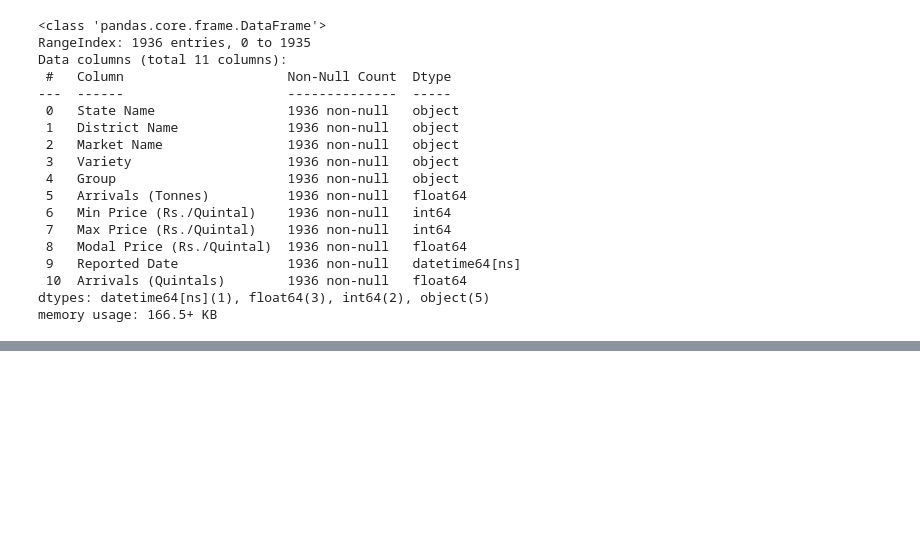
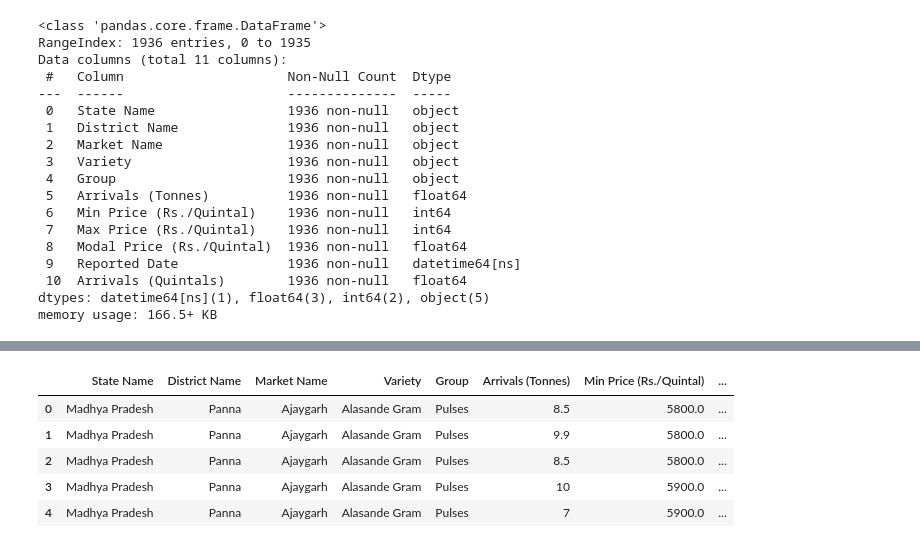
Before and after one commit to Ajayrajc1998/agri-project, a Jupyter notebook: Madhya Pradesh Data/Data Cleaning.ipynb, the cells around one changed output, grey strips where cells are left out. Saved outputs shown, nothing was run; the diff lists cells and outputs as text; code cells hidden in the pictures; blank space fills up the shorter version.

```diff
--- a/Madhya Pradesh Data/Untitled.ipynb
+++ b/Madhya Pradesh Data/Data Cleaning.ipynb
@@ -239,0 +362,4 @@ memory usage: 166.5+ KB
+# %%
+#creating object
+third=Analysis()
+third.all_methods()
@@ -239,0 +384,10 @@ memory usage: 166.5+ KB
+# %%
+Alsande_Gram=third.data_load('Agmarknet_Price_And_Arrival_Report_Alsande Gram.csv')
+Alsande_Gram.head()
+# %% [output]
+|  | State Name | District Name | Market Name | Variety | Group | Arrivals (Tonnes) | Min Price (Rs./Quintal) | ... |
+| 0 | Madhya Pradesh | Panna | Ajaygarh | Alasande Gram | Pulses | 8.5 | 5800.0 | ... |
+| 1 | Madhya Pradesh | Panna | Ajaygarh | Alasande Gram | Pulses | 9.9 | 5800.0 | ... |
+| 2 | Madhya Pradesh | Panna | Ajaygarh | Alasande Gram | Pulses | 8.5 | 5800.0 | ... |
+| 3 | Madhya Pradesh | Panna | Ajaygarh | Alasande Gram | Pulses | 10 | 5900.0 | ... |
+| 4 | Madhya Pradesh | Panna | Ajaygarh | Alasande Gram | Pulses | 7 | 5900.0 | ... |
```
Also changed, not shown: parts of 81 cells of this notebook.
